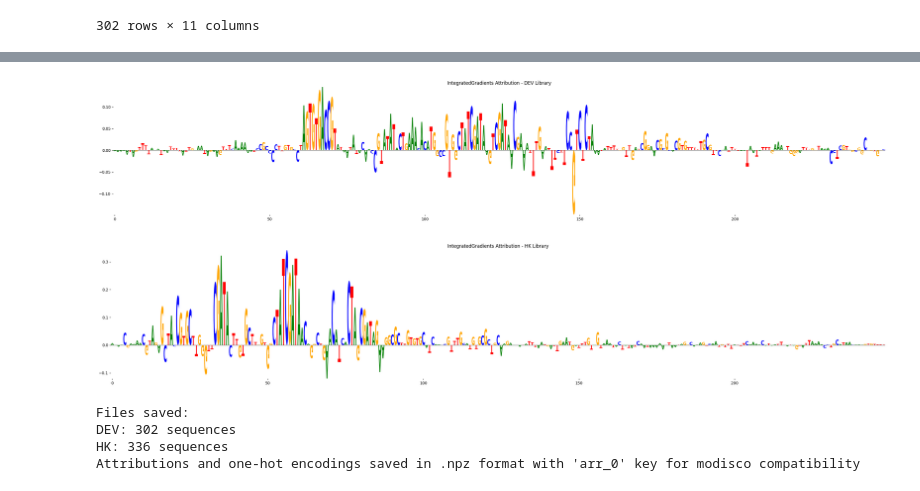
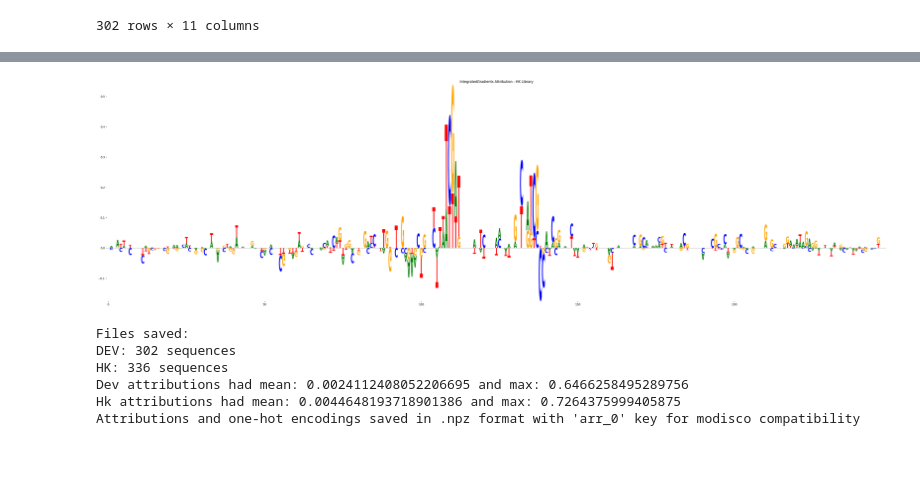
Before and after one commit to pabmantilla/Designing-STARR-seq-Library, a Jupyter notebook: Library_Selection/score_library.ipynb, the cells around one changed output, grey strips where cells are left out. Saved outputs shown, nothing was run; the diff lists cells and outputs as text; code cells hidden in the pictures; blank space fills up the shorter version.

```diff
--- a/Library_Selection/score_library.ipynb
+++ b/Library_Selection/score_library.ipynb
@@ -471,16 +500,13 @@ Attributions saved successfully!
 # %%
-plt.figure(figsize=(36, 6))
-plot_logo(dev_attr_np[3])
-plt.title('IntegratedGradients Attribution - DEV Library')
 
-plt.figure(figsize=(36, 6))
-plot_logo(hk_attr_np[4])
+
+plt.figure(figsize=(50, 14))
+plot_logo(hk_attr_np[13])
 plt.title('IntegratedGradients Attribution - HK Library')
 
 plt.show()
 # %% [output]
-[figure, old version]
+[figure, new version]
-[figure, removed]
 # %%
 # Save attributions and one-hot encodings with proper indexing
 import os
@@ -489,18 +515,6 @@ import os
 os.makedirs('Libraries/dev_modisco', exist_ok=True)
 os.makedirs('Libraries/hk_modisco', exist_ok=True)
 
-# Convert to numpy for saving
-dev_attr_np = dev_attributions.detach().cpu().numpy()
-hk_attr_np = hk_attributions.detach().cpu().numpy()
-dev_ohe_np = dev_sequences.numpy()
-hk_ohe_np = hk_sequences.numpy()
-
-# Save attributions and one-hot encodings with 'arr_0' key for modisco compatibility
-np.savez_compressed('Libraries/dev_modisco/attr.npz', arr_0=dev_attr_np)
-np.savez_compressed('Libraries/dev_modisco/ohe.npz', arr_0=dev_ohe_np)
-np.savez_compressed('Libraries/hk_modisco/attr.npz', arr_0=hk_attr_np)
-np.savez_compressed('Libraries/hk_modisco/ohe.npz', arr_0=hk_ohe_np)
-
 # Save the original library dataframes with preserved index
 dev_sequences_df.to_csv('Libraries/dev_modisco/dev_library.csv', index=True)
 hk_sequences_df.to_csv('Libraries/hk_modisco/hk_library.csv', index=True)
@@ -508,9 +522,13 @@ hk_sequences_df.to_csv('Libraries/hk_modisco/hk_library.csv', index=True)
 print(f"Files saved:")
 print(f"DEV: {len(dev_sequences_df)} sequences")
 print(f"HK: {len(hk_sequences_df)} sequences")
+print(f'Dev attributions had mean: {np.mean(dev_attr_np)} and max: {np.max(dev_attr_np)}')
+print(f'Hk attributions had mean: {np.mean(hk_attr_np)} and max: {np.max(hk_attr_np)}')
 print(f"Attributions and one-hot encodings saved in .npz format with 'arr_0' key for modisco compatibility")
 # %% [output]
 Files saved:
 DEV: 302 sequences
 HK: 336 sequences
+Dev attributions had mean: 0.0024112408052206695 and max: 0.6466258495289756
+Hk attributions had mean: 0.0044648193718901386 and max: 0.7264375999405875
 Attributions and one-hot encodings saved in .npz format with 'arr_0' key for modisco compatibility
```
Also changed, not shown: parts of 6 cells of this notebook, 1 other file.
